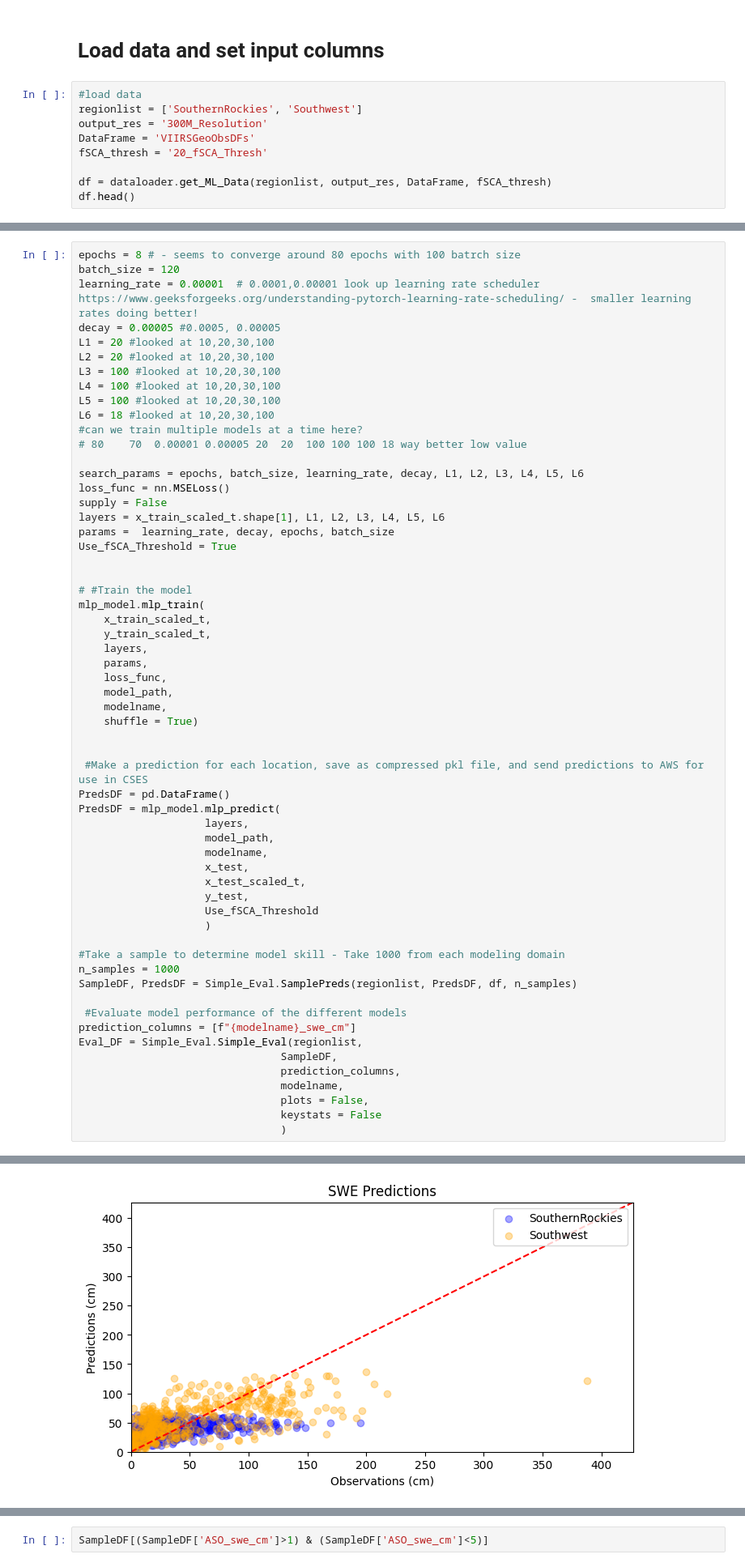
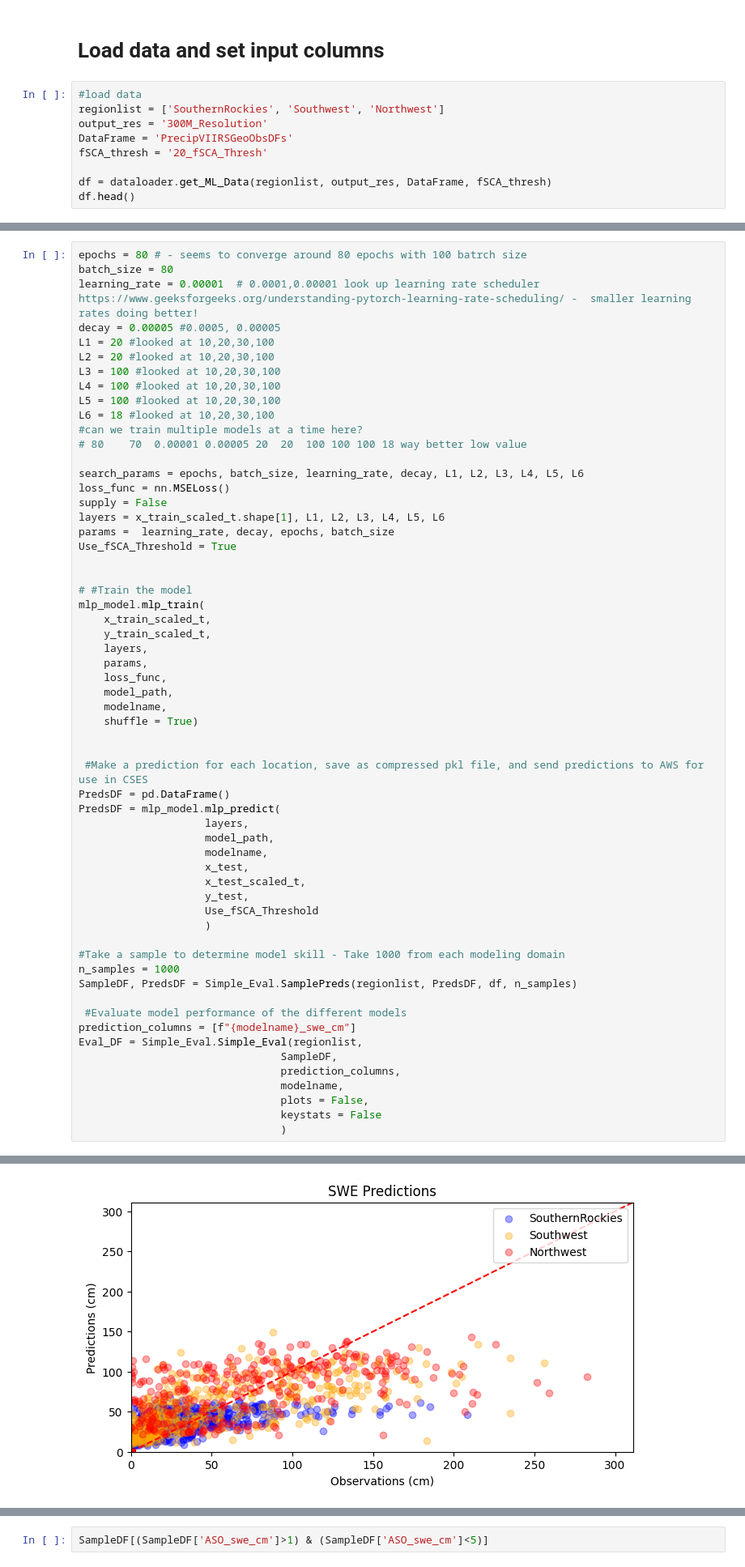
Before and after one commit to whitelightning450/SWEMLv2.0, a Jupyter notebook: Modeling/MLP.ipynb, the cells around one changed output, grey strips where cells are left out. Shown at 81% size. Drawn from its saved outputs; the diff is of its cells as text.

```diff
--- a/Modeling/MLP.ipynb
+++ b/Modeling/MLP.ipynb
@@ -26,9 +26,9 @@ MLP development script
 # Load data and set input columns
 # %%
 #load data
-regionlist = ['SouthernRockies', 'Southwest']
+regionlist = ['SouthernRockies', 'Southwest', 'Northwest']
 output_res = '300M_Resolution'
-DataFrame = 'VIIRSGeoObsDFs'
+DataFrame = 'PrecipVIIRSGeoObsDFs'
 fSCA_thresh = '20_fSCA_Thresh'
 
 df = dataloader.get_ML_Data(regionlist, output_res, DataFrame, fSCA_thresh)
@@ -158,6 +156,6 @@ importlib.reload(Simple_Eval)
 # %%
-epochs = 8 # - seems to converge around 80 epochs with 100 batrch size
-batch_size = 120
+epochs = 80 # - seems to converge around 80 epochs with 100 batrch size
+batch_size = 80
 learning_rate = 0.00001  # 0.0001,0.00001 look up learning rate scheduler https://www.geeksforgeeks.org/understanding-pytorch-learning-rate-scheduling/ -  smaller learning rates doing better!
 decay = 0.00005 #0.0005, 0.00005
 L1 = 20 #looked at 10,20,30,100
@@ -220,4 +231,4 @@ Run Time: 452.54218435287476 seconds
 Model Predictions complete
 1000
-[figure, old version]
+[figure, new version]
 |  | region | MLP_swe_cm_kge | MLP_swe_cm_rmse | MLP_swe_cm_mape | MLP_swe_cm_pbias |
```
Also changed, not shown: parts of 6 cells of this notebook, 8 other files.
